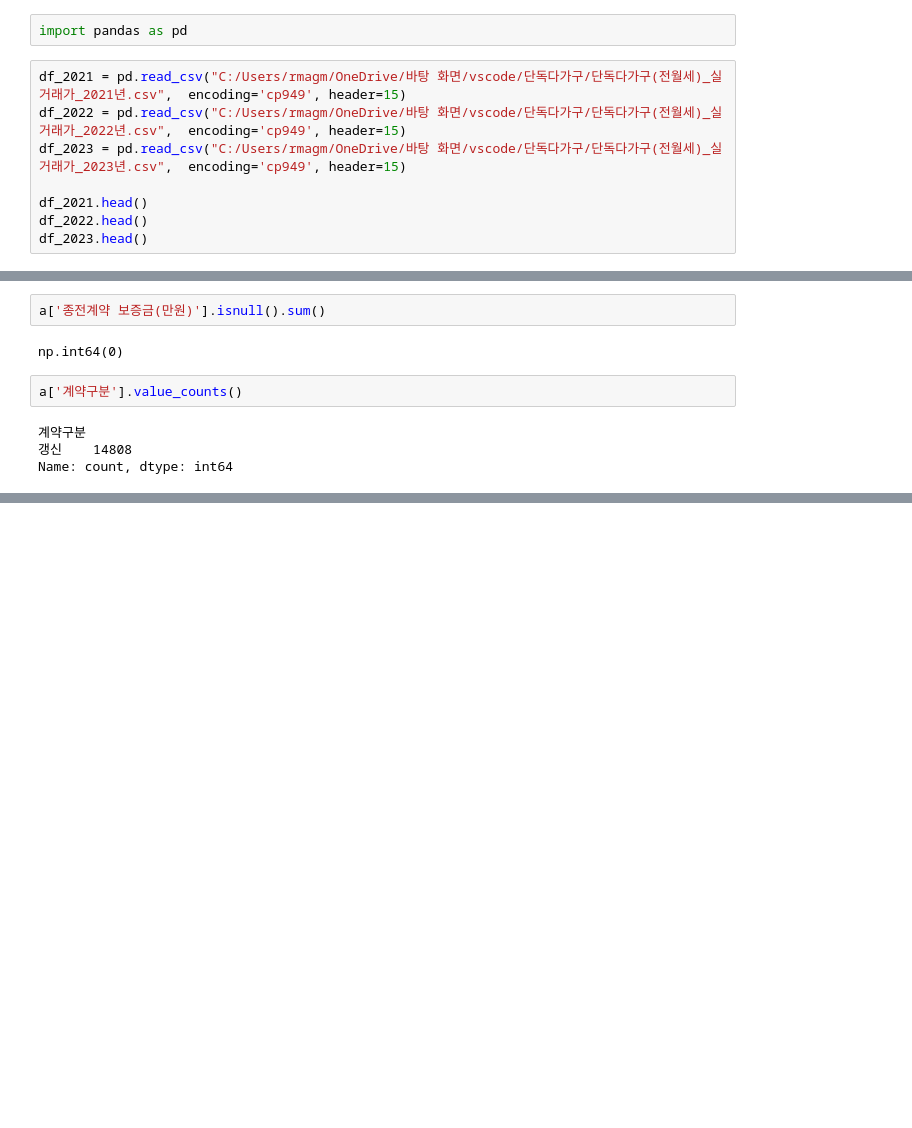
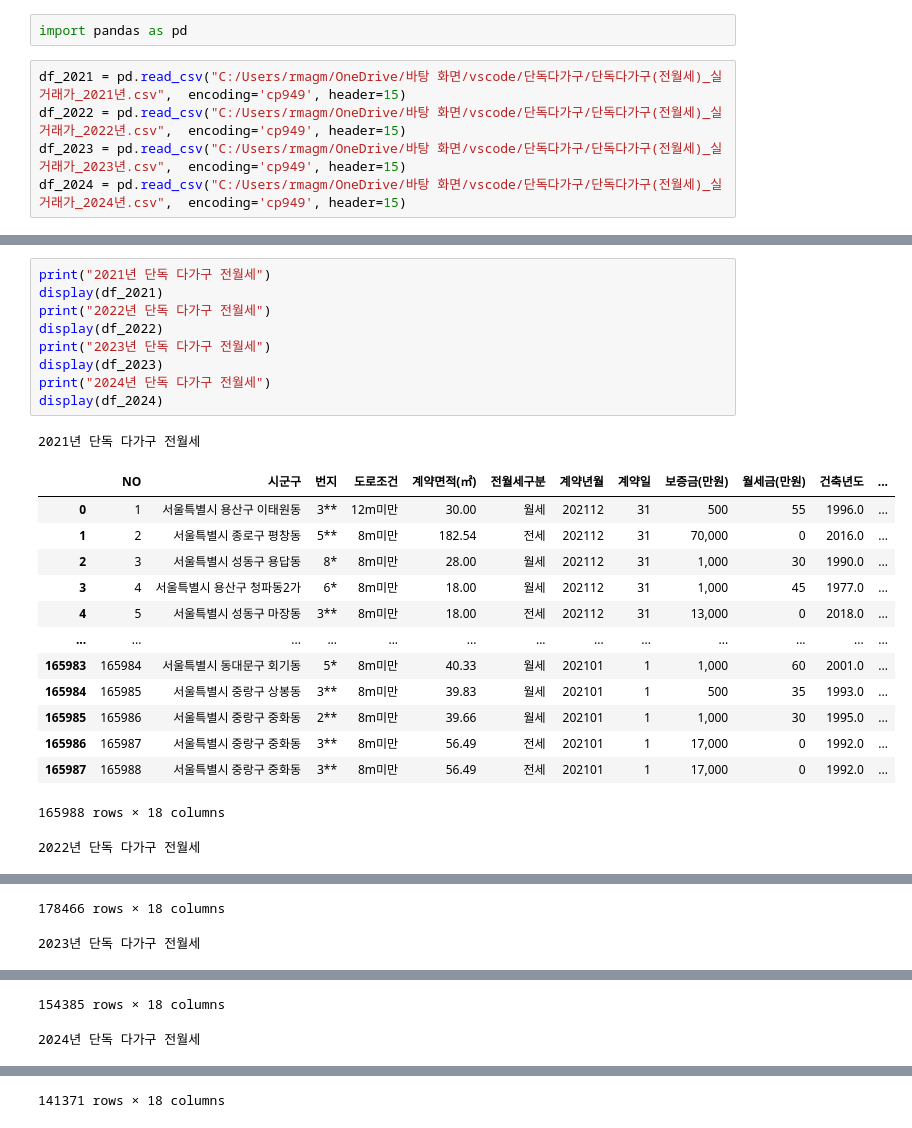
Before and after one commit to skqkrl/SDC_project, a Jupyter notebook: geumhui.ipynb, the cells around one changed output, grey strips where cells are left out. Cells and saved outputs as stored; diff of their text form; blank space fills up the shorter version.

```diff
--- a/geumhui.ipynb
+++ b/geumhui.ipynb
@@ -4,7 +4,4 @@ import pandas as pd
 df_2021 = pd.read_csv("C:/Users/rmagm/OneDrive/바탕 화면/vscode/단독다가구/단독다가구(전월세)_실거래가_2021년.csv",  encoding='cp949', header=15)
 df_2022 = pd.read_csv("C:/Users/rmagm/OneDrive/바탕 화면/vscode/단독다가구/단독다가구(전월세)_실거래가_2022년.csv",  encoding='cp949', header=15)
 df_2023 = pd.read_csv("C:/Users/rmagm/OneDrive/바탕 화면/vscode/단독다가구/단독다가구(전월세)_실거래가_2023년.csv",  encoding='cp949', header=15)
-
-df_2021.head()
-df_2022.head()
-df_2023.head()
+df_2024 = pd.read_csv("C:/Users/rmagm/OneDrive/바탕 화면/vscode/단독다가구/단독다가구(전월세)_실거래가_2024년.csv",  encoding='cp949', header=15)
@@ -270,10 +8,25 @@ a
-# %%
-a['종전계약 보증금(만원)'].isnull().sum()
-# %% [output]
-np.int64(0)
-# %%
-a['계약구분'].value_counts()
-# %% [output]
-계약구분
-갱신    14808
-Name: count, dtype: int64
+# %%
+print("2021년 단독 다가구 전월세")
+display(df_2021)
+print("2022년 단독 다가구 전월세")
+display(df_2022)
+print("2023년 단독 다가구 전월세")
+display(df_2023)
+print("2024년 단독 다가구 전월세")
+display(df_2024)
+# %% [output]
+2021년 단독 다가구 전월세
+|  | NO | 시군구 | 번지 | 도로조건 | 계약면적(㎡) | 전월세구분 | 계약년월 | 계약일 | 보증금(만원) | 월세금(만원) | 건축년도 | ... |
+| 0 | 1 | 서울특별시 용산구 이태원동 | 3** | 12m미만 | 30.00 | 월세 | 202112 | 31 | 500 | 55 | 1996.0 | ... |
+| 1 | 2 | 서울특별시 종로구 평창동 | 5** | 8m미만 | 182.54 | 전세 | 202112 | 31 | 70,000 | 0 | 2016.0 | ... |
+| 2 | 3 | 서울특별시 성동구 용답동 | 8* | 8m미만 | 28.00 | 월세 | 202112 | 31 | 1,000 | 30 | 1990.0 | ... |
+| 3 | 4 | 서울특별시 용산구 청파동2가 | 6* | 8m미만 | 18.00 | 월세 | 202112 | 31 | 1,000 | 45 | 1977.0 | ... |
+| 4 | 5 | 서울특별시 성동구 마장동 | 3** | 8m미만 | 18.00 | 전세 | 202112 | 31 | 13,000 | 0 | 2018.0 | ... |
+| ... | ... | ... | ... | ... | ... | ... | ... | ... | ... | ... | ... | ... |
+| 165983 | 165984 | 서울특별시 동대문구 회기동 | 5* | 8m미만 | 40.33 | 월세 | 202101 | 1 | 1,000 | 60 | 2001.0 | ... |
+| 165984 | 165985 | 서울특별시 중랑구 상봉동 | 3** | 8m미만 | 39.83 | 월세 | 202101 | 1 | 500 | 35 | 1993.0 | ... |
+| 165985 | 165986 | 서울특별시 중랑구 중화동 | 2** | 8m미만 | 39.66 | 월세 | 202101 | 1 | 1,000 | 30 | 1995.0 | ... |
+| 165986 | 165987 | 서울특별시 중랑구 중화동 | 3** | 8m미만 | 56.49 | 전세 | 202101 | 1 | 17,000 | 0 | 1992.0 | ... |
+| 165987 | 165988 | 서울특별시 중랑구 중화동 | 3** | 8m미만 | 56.49 | 전세 | 202101 | 1 | 17,000 | 0 | 1992.0 | ... |
+165988 rows × 18 columns
+2022년 단독 다가구 전월세
@@ -279,0 +45,2 @@ Name: count, dtype: int64
+178466 rows × 18 columns
+2023년 단독 다가구 전월세
@@ -279,0 +59,2 @@ Name: count, dtype: int64
+154385 rows × 18 columns
+2024년 단독 다가구 전월세
@@ -279,0 +73 @@ Name: count, dtype: int64
+141371 rows × 18 columns
```
Also changed, not shown: parts of 27 cells of this notebook.
